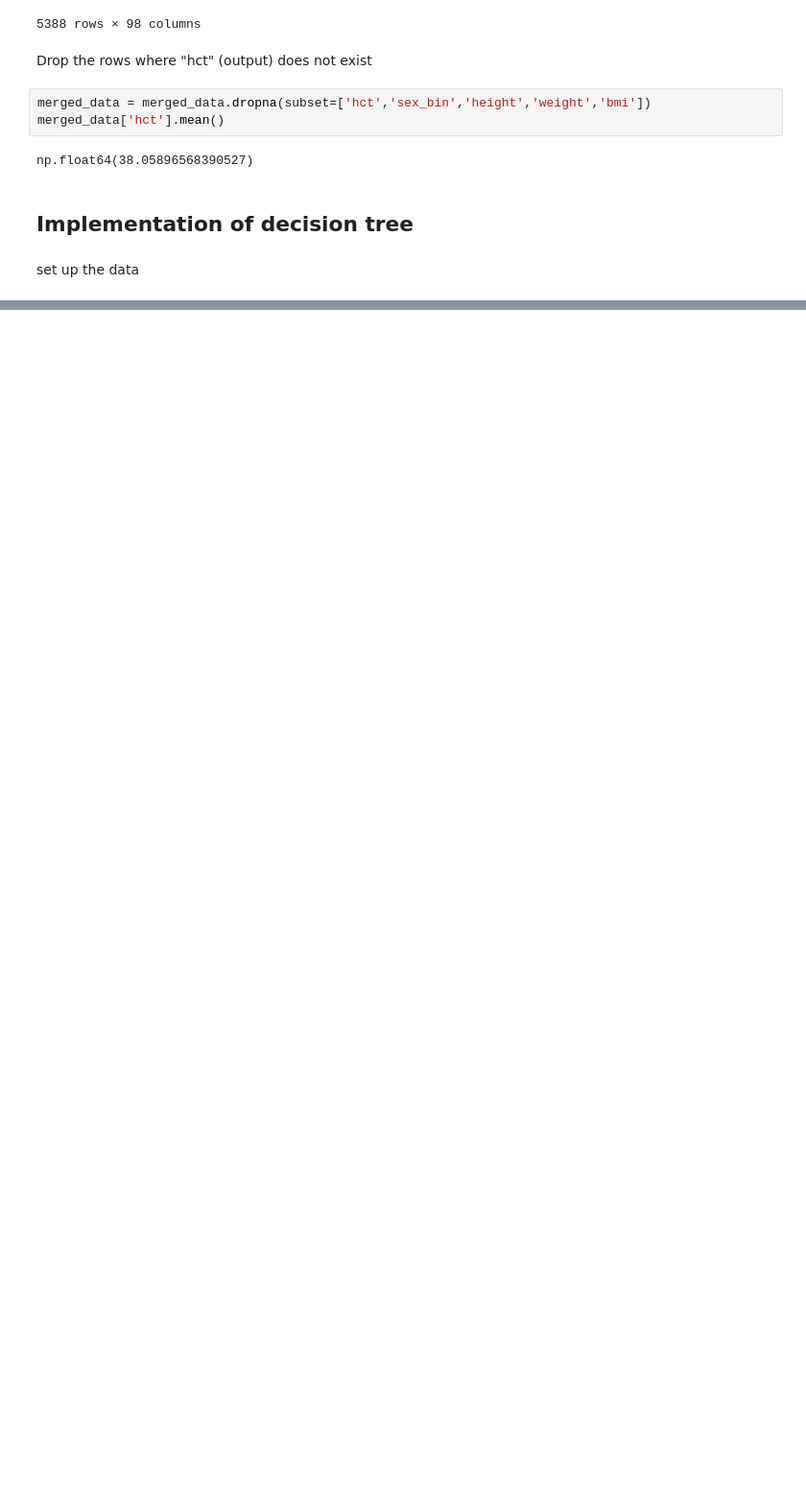
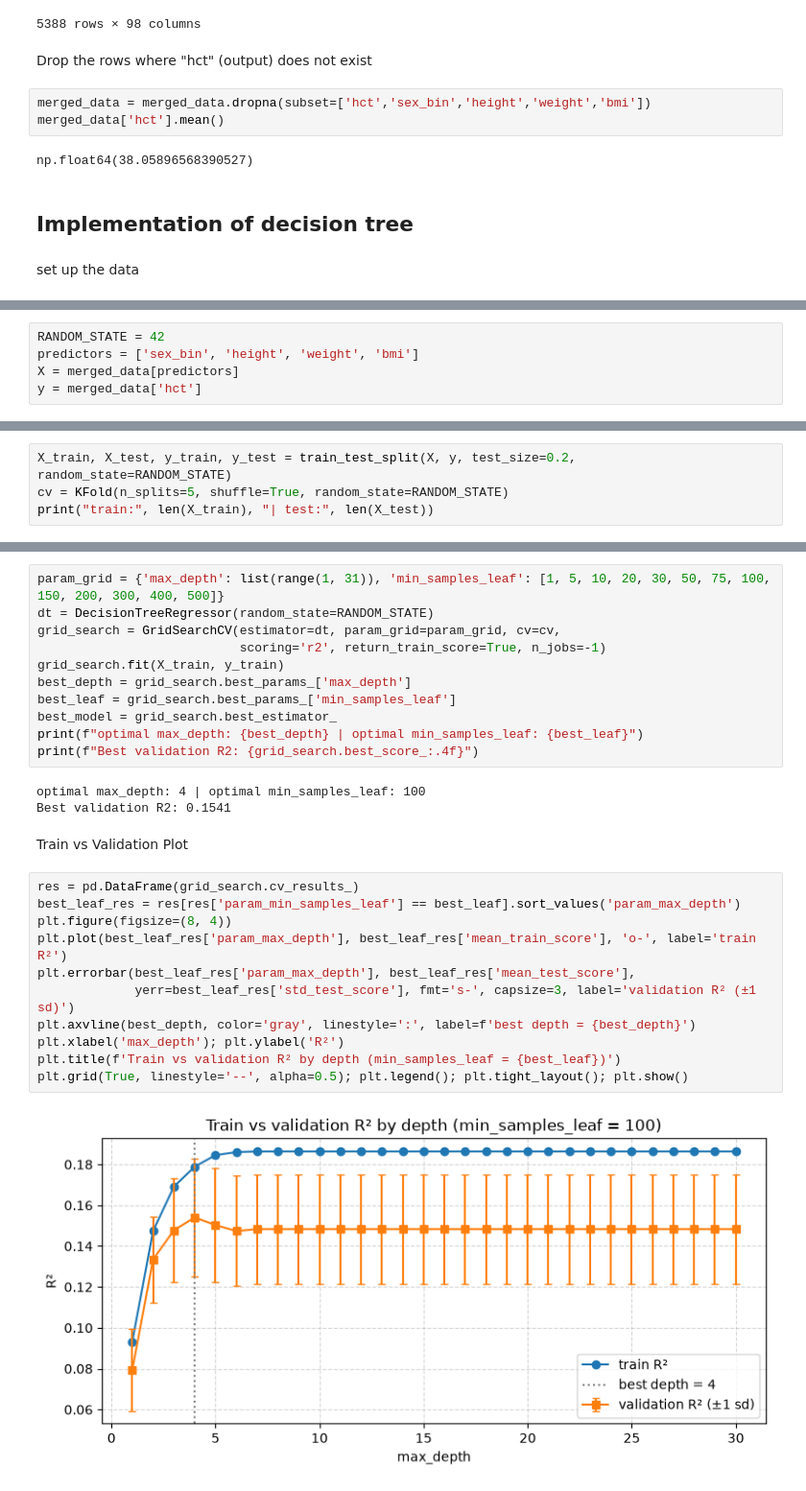
Before and after one commit to May-hk/lab-test-prediction, a Jupyter notebook: decision_tree.ipynb, the cells around one changed output, grey strips where cells are left out. Shown at 96% size. Cells and saved outputs as stored; diff of their text form; blank space fills up the shorter version.

```diff
--- a/decision_tree.ipynb
+++ b/decision_tree.ipynb
@@ -245,0 +150,5 @@ plt.show()
+# %%
+RANDOM_STATE = 42
+predictors = ['sex_bin', 'height', 'weight', 'bmi']
+X = merged_data[predictors]
+y = merged_data['hct']
@@ -245,0 +157,4 @@ plt.show()
+# %%
+X_train, X_test, y_train, y_test = train_test_split(X, y, test_size=0.2, random_state=RANDOM_STATE)
+cv = KFold(n_splits=5, shuffle=True, random_state=RANDOM_STATE)
+print("train:", len(X_train), "| test:", len(X_test))
@@ -245,0 +165,29 @@ plt.show()
+# %%
+param_grid = {'max_depth': list(range(1, 31)), 'min_samples_leaf': [1, 5, 10, 20, 30, 50, 75, 100, 150, 200, 300, 400, 500]}
+dt = DecisionTreeRegressor(random_state=RANDOM_STATE)
+grid_search = GridSearchCV(estimator=dt, param_grid=param_grid, cv=cv,
+                           scoring='r2', return_train_score=True, n_jobs=-1)
+grid_search.fit(X_train, y_train)
+best_depth = grid_search.best_params_['max_depth']
+best_leaf = grid_search.best_params_['min_samples_leaf']
+best_model = grid_search.best_estimator_
+print(f"optimal max_depth: {best_depth} | optimal min_samples_leaf: {best_leaf}")
+print(f"Best validation R2: {grid_search.best_score_:.4f}")
+# %% [output]
+optimal max_depth: 4 | optimal min_samples_leaf: 100
+Best validation R2: 0.1541
+# %% [markdown]
+Train vs Validation Plot
+# %%
+res = pd.DataFrame(grid_search.cv_results_)
+best_leaf_res = res[res['param_min_samples_leaf'] == best_leaf].sort_values('param_max_depth')
+plt.figure(figsize=(8, 4))
+plt.plot(best_leaf_res['param_max_depth'], best_leaf_res['mean_train_score'], 'o-', label='train R²')
+plt.errorbar(best_leaf_res['param_max_depth'], best_leaf_res['mean_test_score'],
+             yerr=best_leaf_res['std_test_score'], fmt='s-', capsize=3, label='validation R² (±1 sd)')
+plt.axvline(best_depth, color='gray', linestyle=':', label=f'best depth = {best_depth}')
+plt.xlabel('max_depth'); plt.ylabel('R²')
+plt.title(f'Train vs validation R² by depth (min_samples_leaf = {best_leaf})')
+plt.grid(True, linestyle='--', alpha=0.5); plt.legend(); plt.tight_layout(); plt.show()
+# %% [output]
+[figure, added]
```
Also changed, not shown: parts of 24 cells of this notebook, 1 other file.
